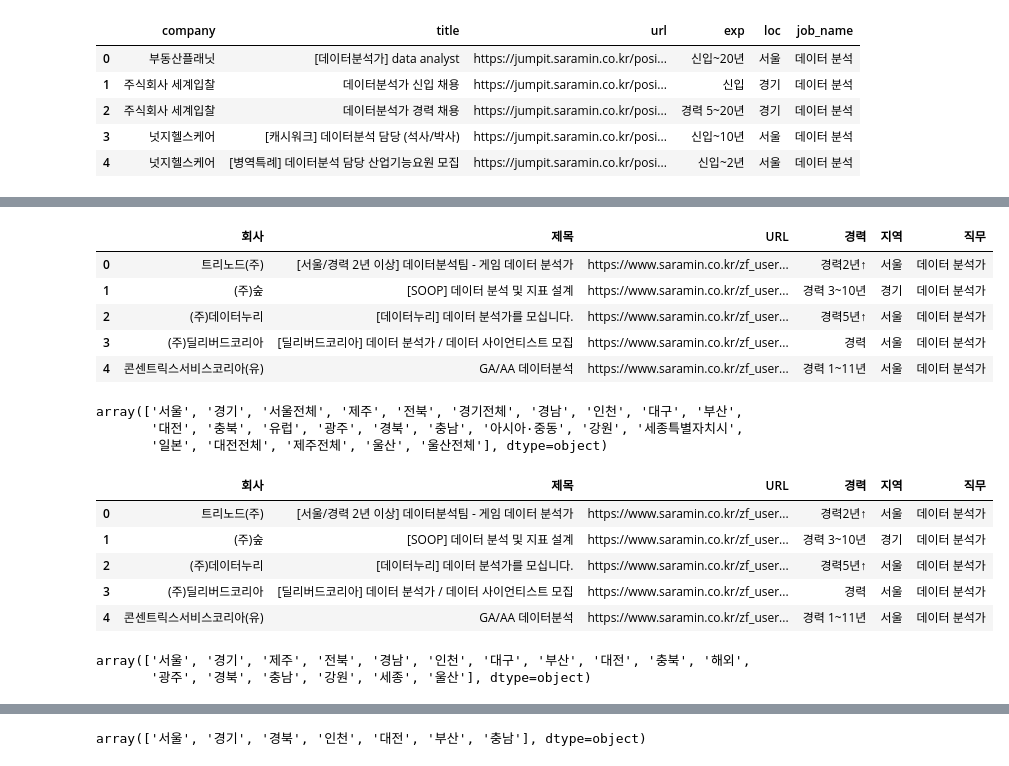
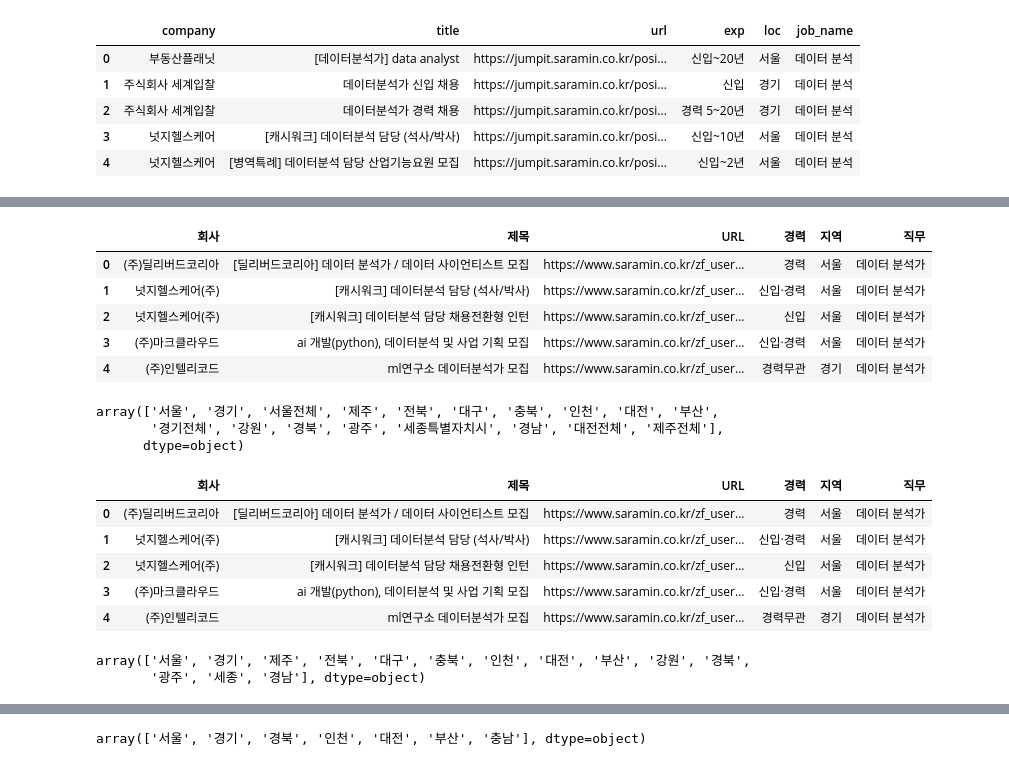
Before and after one commit to sesac-middle-project/recruit-information-chatbot, a Jupyter notebook: concat_csv.ipynb, the cells around one changed output, grey strips where cells are left out. Cells and saved outputs as stored; diff of their text form; code cells hidden in the pictures.

```diff
--- a/concat_csv.ipynb
+++ b/concat_csv.ipynb
@@ -55,19 +55,19 @@ saramin.head()
 # %%
-saramin = saramin.drop(['학력', '지역(구)', '마감일'], axis=1)
+saramin = saramin.drop(['계약형태', '지역(구)'], axis=1)
 saramin.head()
 # %% [output]
 |  | 회사 | 제목 | URL | 경력 | 지역 | 직무 |
-| 0 | 트리노드(주) | [서울/경력 2년 이상] 데이터분석팀 - 게임 데이터 분석가 | https://www.saramin.co.kr/zf_user... | 경력2년↑ | 서울 | 데이터 분석가 |
-| 1 | (주)숲 | [SOOP] 데이터 분석 및 지표 설계 | https://www.saramin.co.kr/zf_user... | 경력 3~10년 | 경기 | 데이터 분석가 |
-| 2 | (주)데이터누리 | [데이터누리] 데이터 분석가를 모십니다. | https://www.saramin.co.kr/zf_user... | 경력5년↑ | 서울 | 데이터 분석가 |
-| 3 | (주)딜리버드코리아 | [딜리버드코리아] 데이터 분석가 / 데이터 사이언티스트 모집 | https://www.saramin.co.kr/zf_user... | 경력 | 서울 | 데이터 분석가 |
-| 4 | 콘센트릭스서비스코리아(유) | GA/AA 데이터분석 | https://www.saramin.co.kr/zf_user... | 경력 1~11년 | 서울 | 데이터 분석가 |
+| 0 | (주)딜리버드코리아 | [딜리버드코리아] 데이터 분석가 / 데이터 사이언티스트 모집 | https://www.saramin.co.kr/zf_user... | 경력 | 서울 | 데이터 분석가 |
+| 1 | 넛지헬스케어(주) | [캐시워크] 데이터분석 담당 (석사/박사) | https://www.saramin.co.kr/zf_user... | 신입·경력 | 서울 | 데이터 분석가 |
+| 2 | 넛지헬스케어(주) | [캐시워크] 데이터분석 담당 채용전환형 인턴 | https://www.saramin.co.kr/zf_user... | 신입 | 서울 | 데이터 분석가 |
+| 3 | (주)마크클라우드 | ai 개발(python), 데이터분석 및 사업 기획 모집 | https://www.saramin.co.kr/zf_user... | 신입·경력 | 서울 | 데이터 분석가 |
+| 4 | (주)인텔리코드 | ml연구소 데이터분석가 모집 | https://www.saramin.co.kr/zf_user... | 경력무관 | 경기 | 데이터 분석가 |
 # %%
 saramin['지역'].unique()
 # %% [output]
-array(['서울', '경기', '서울전체', '제주', '전북', '경기전체', '경남', '인천', '대구', '부산',
-       '대전', '충북', '유럽', '광주', '경북', '충남', '아시아·중동', '강원', '세종특별자치시',
-       '일본', '대전전체', '제주전체', '울산', '울산전체'], dtype=object)
+array(['서울', '경기', '서울전체', '제주', '전북', '대구', '충북', '인천', '대전', '부산',
+       '경기전체', '강원', '경북', '광주', '세종특별자치시', '경남', '대전전체', '제주전체'],
+      dtype=object)
 # %%
 out = ['미국', '일본', '중국·홍콩', '아시아·중동', '북·중미', '남미', '유럽', '오세아니아', '아프리카', '남극대륙', '기타해외']
 
@@ -75,16 +75,16 @@ saramin['지역'] = saramin['지역'].map(lambda x: '해외' if x in out else x.
 saramin.head()
 # %% [output]
 |  | 회사 | 제목 | URL | 경력 | 지역 | 직무 |
-| 0 | 트리노드(주) | [서울/경력 2년 이상] 데이터분석팀 - 게임 데이터 분석가 | https://www.saramin.co.kr/zf_user... | 경력2년↑ | 서울 | 데이터 분석가 |
-| 1 | (주)숲 | [SOOP] 데이터 분석 및 지표 설계 | https://www.saramin.co.kr/zf_user... | 경력 3~10년 | 경기 | 데이터 분석가 |
-| 2 | (주)데이터누리 | [데이터누리] 데이터 분석가를 모십니다. | https://www.saramin.co.kr/zf_user... | 경력5년↑ | 서울 | 데이터 분석가 |
-| 3 | (주)딜리버드코리아 | [딜리버드코리아] 데이터 분석가 / 데이터 사이언티스트 모집 | https://www.saramin.co.kr/zf_user... | 경력 | 서울 | 데이터 분석가 |
-| 4 | 콘센트릭스서비스코리아(유) | GA/AA 데이터분석 | https://www.saramin.co.kr/zf_user... | 경력 1~11년 | 서울 | 데이터 분석가 |
+| 0 | (주)딜리버드코리아 | [딜리버드코리아] 데이터 분석가 / 데이터 사이언티스트 모집 | https://www.saramin.co.kr/zf_user... | 경력 | 서울 | 데이터 분석가 |
+| 1 | 넛지헬스케어(주) | [캐시워크] 데이터분석 담당 (석사/박사) | https://www.saramin.co.kr/zf_user... | 신입·경력 | 서울 | 데이터 분석가 |
+| 2 | 넛지헬스케어(주) | [캐시워크] 데이터분석 담당 채용전환형 인턴 | https://www.saramin.co.kr/zf_user... | 신입 | 서울 | 데이터 분석가 |
+| 3 | (주)마크클라우드 | ai 개발(python), 데이터분석 및 사업 기획 모집 | https://www.saramin.co.kr/zf_user... | 신입·경력 | 서울 | 데이터 분석가 |
+| 4 | (주)인텔리코드 | ml연구소 데이터분석가 모집 | https://www.saramin.co.kr/zf_user... | 경력무관 | 경기 | 데이터 분석가 |
 # %%
 saramin['지역'].unique()
 # %% [output]
-array(['서울', '경기', '제주', '전북', '경남', '인천', '대구', '부산', '대전', '충북', '해외',
-       '광주', '경북', '충남', '강원', '세종', '울산'], dtype=object)
+array(['서울', '경기', '제주', '전북', '대구', '충북', '인천', '대전', '부산', '강원', '경북',
+       '광주', '세종', '경남'], dtype=object)
 # %%
 wanted.head()
 # %% [output]
```
Also changed, not shown: parts of 6 cells of this notebook, 3 other files.
